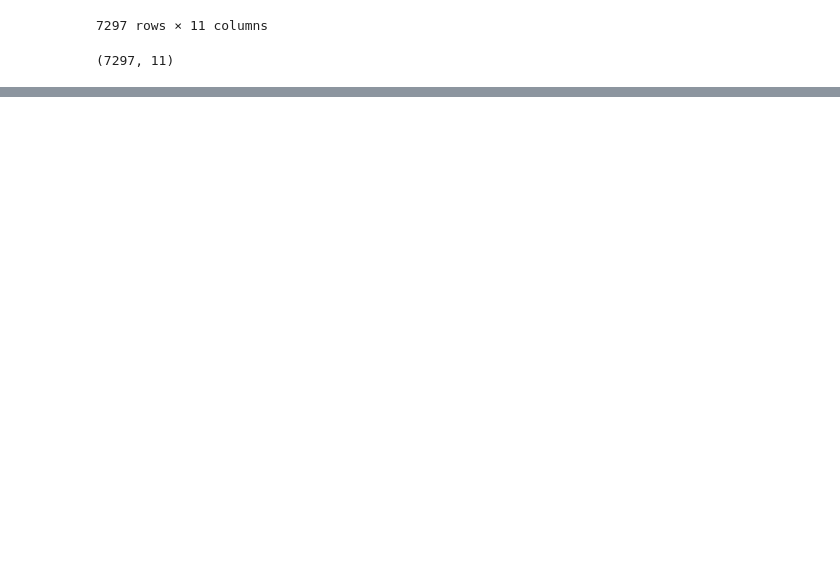
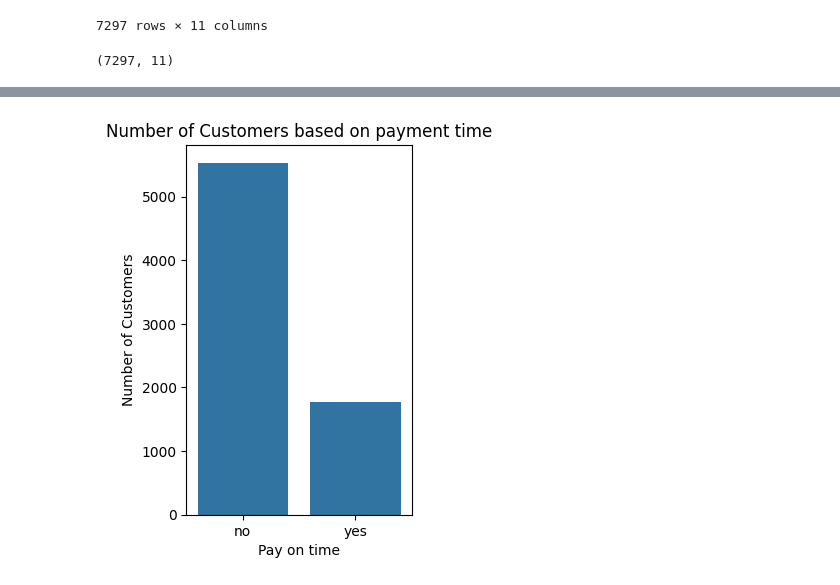
Before and after one commit to uplearni/CreditLimitReccomender, a Jupyter notebook: CreditLimitProject.ipynb, the cells around one changed output, grey strips where cells are left out. Cells and saved outputs as stored; diff of their text form; code cells hidden in the pictures; blank space fills up the shorter version.

```diff
--- a/CreditLimitProject.ipynb
+++ b/CreditLimitProject.ipynb
@@ -85,0 +157,11 @@ Credit_Data2.shape
+# %%
+# 4. Customers who pay on time and ones who dont
+ax4=plt.subplot(1,2,2)
+sns.countplot(data=Credit_Data2,x=Pay_on_time, ax=ax4)
+plt.title("Number of Customers based on payment time")
+plt.xlabel("Pay on time")
+plt.ylabel("Number of Customers")
+plt.show()
+# most customers do not pay on time
+# %% [output]
+[figure, added]
```
Also changed, not shown: parts of 7 cells of this notebook.
